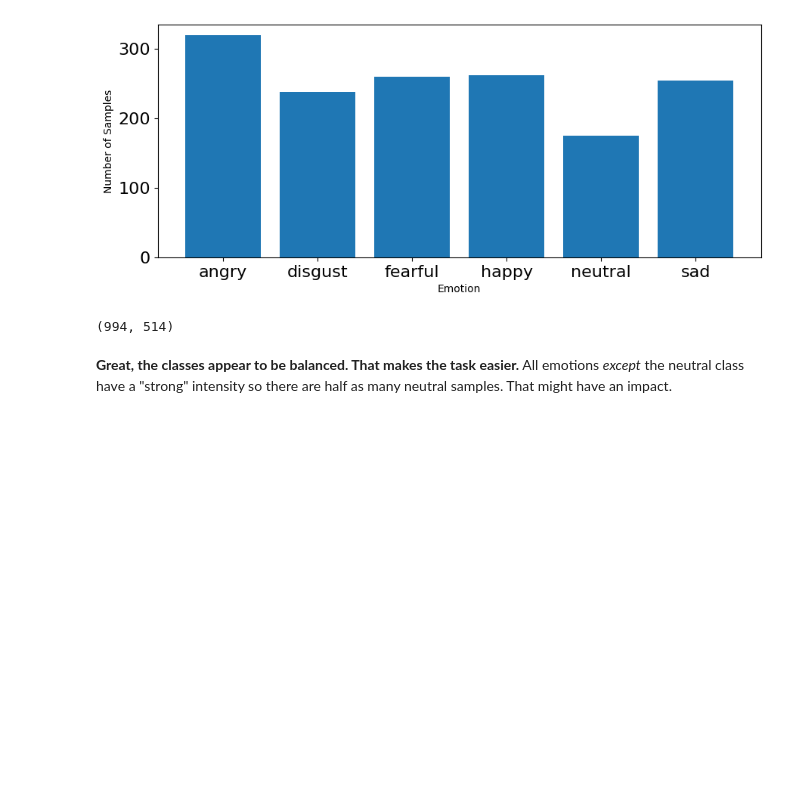
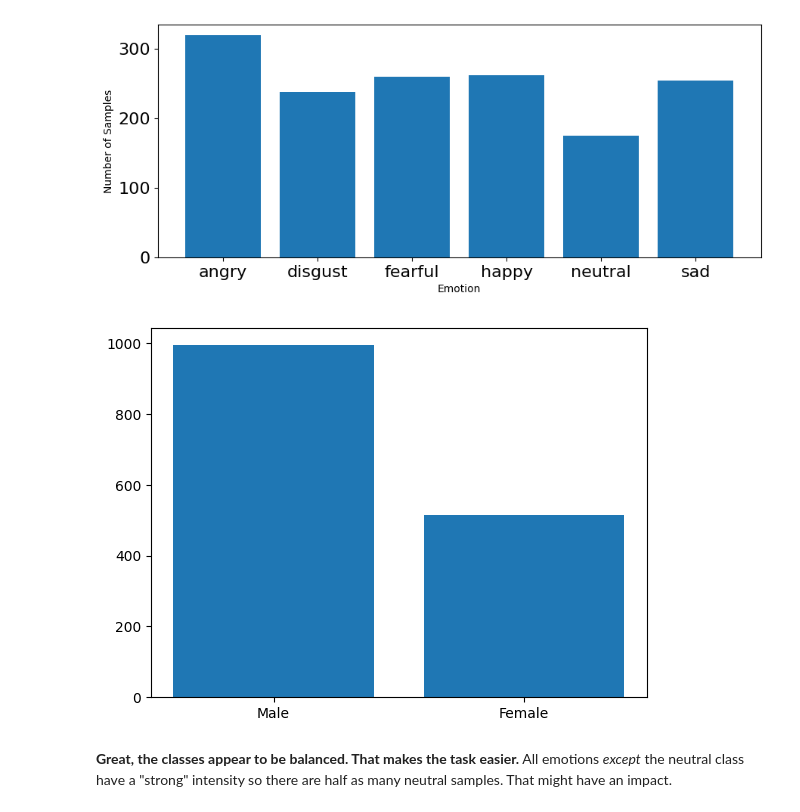
Before and after one commit to Duder5000/Week-2_Data_Preprocessing, a Jupyter notebook: Week_2_Data_Preprocessing.ipynb, the cells around one changed output. Drawn from its saved outputs; the diff is of its cells as text; code cells hidden in the pictures; blank space fills up the shorter version.

```diff
--- a/Week_2_Data_Preprocessing.ipynb
+++ b/Week_2_Data_Preprocessing.ipynb
@@ -989,12 +989,12 @@ plt.show()
 # %%
 import os, glob
 
-def load_dataForGender():
+def load_dataForGender(audiosFilePath):
     count = 0
     mCount = 0
     fCount = 0
 
-    for file in glob.glob("/content/drive/MyDrive/$chool/_Spring2024/IAT 481/A2/combinedData/*.wav"):
+    for file in glob.glob(audiosFilePath):
         file_name=os.path.basename(file)
         #print(file_name)
 
@@ -1012,11 +1012,18 @@ def load_dataForGender():
         count += 1
 
     return mCount, fCount
-
-
-load_dataForGender()
-# %% [output]
-(994, 514)
+# %%
+mCount, fCount = load_dataForGender("/content/drive/MyDrive/$chool/_Spring2024/IAT 481/A2/combinedData/*.wav")
+
+labels = ["Male", "Female"]
+values = [mCount, fCount]
+
+fig, ax = plt.subplots()
+ax.bar(labels, values)
+
+plt.show()
+# %% [output]
+[figure, added]
 # %% [markdown]
 **Great, the classes appear to be balanced. That makes the task easier.** All emotions _except_ the neutral class have a "strong" intensity so there are half as many neutral samples. That might have an impact.
 # %% [markdown]
```
